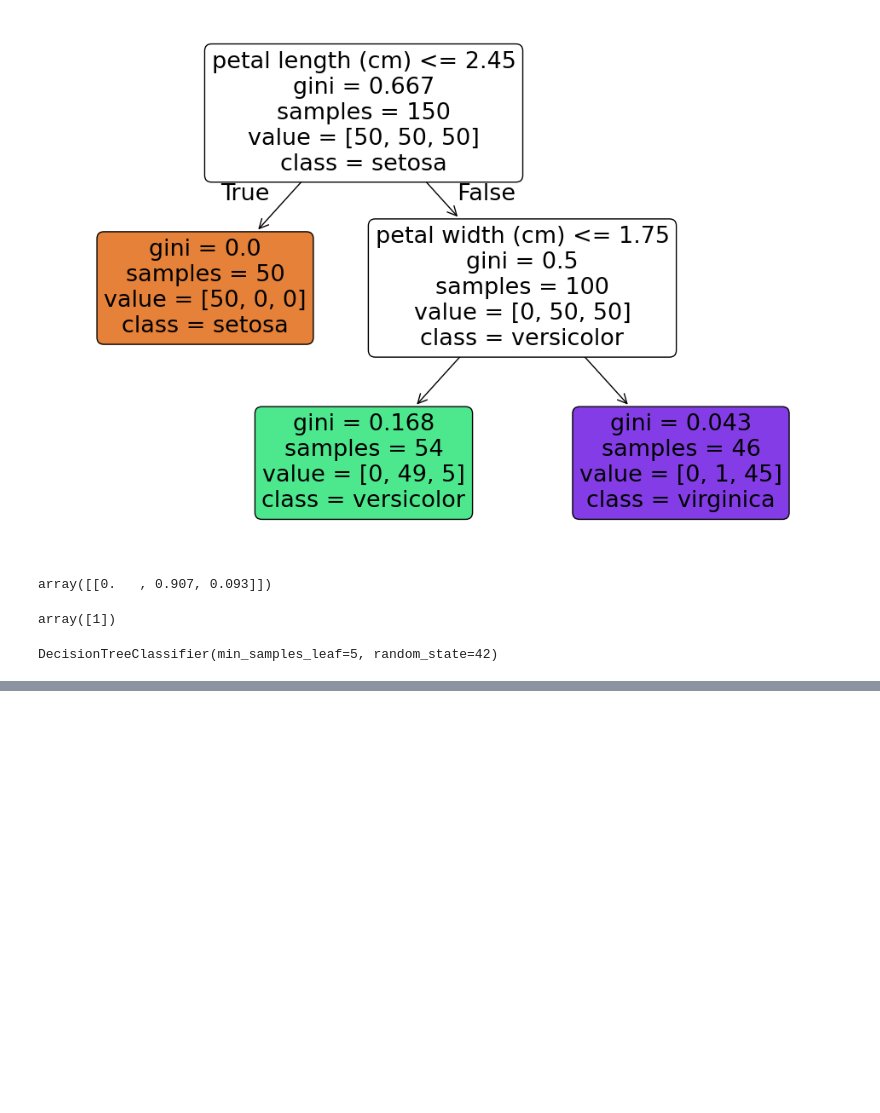
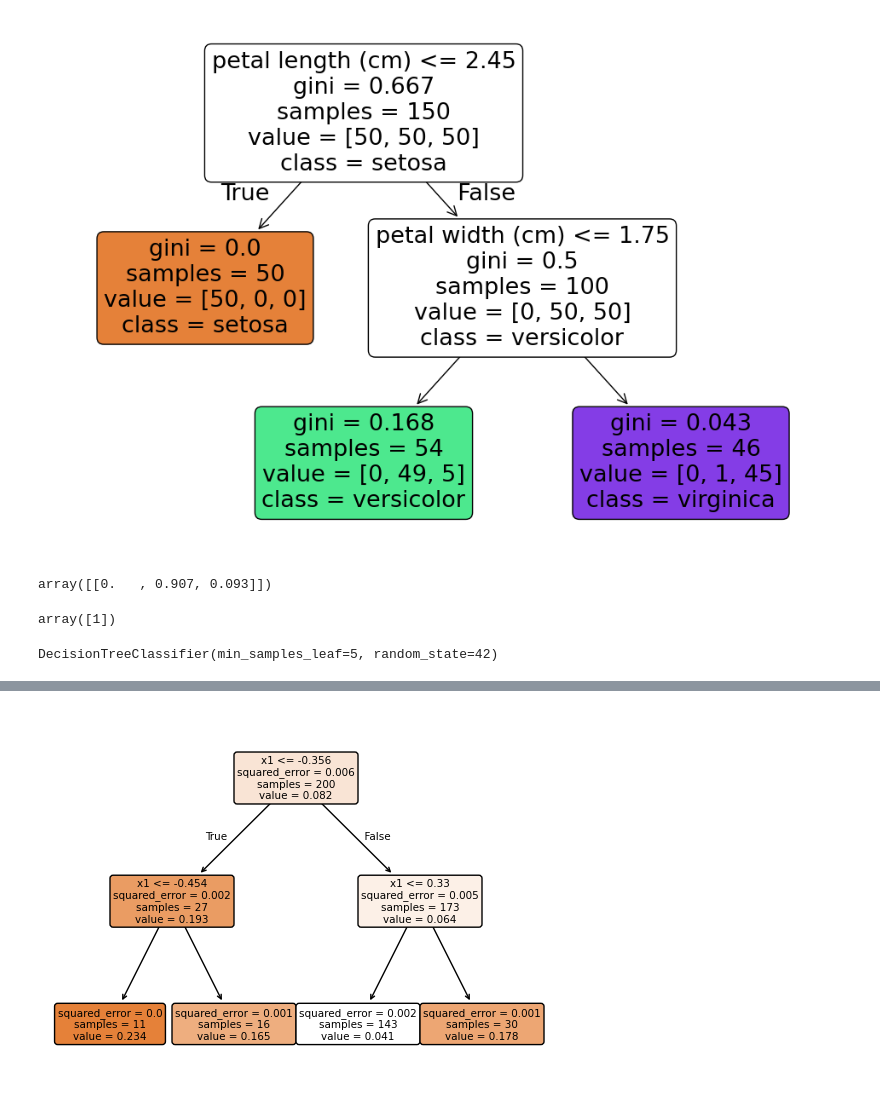
Before and after one commit to AliyarBhos/Works-done-in-Div-Academy, a Jupyter notebook: Geron_Hands_On_ML/chapter4_decision_tree.ipynb, the cells around one changed output, grey strips where cells are left out. Cells and saved outputs as stored; diff of their text form; code cells hidden in the pictures; blank space fills up the shorter version.

```diff
--- a/Geron_Hands_On_ML/chapter4_decision_tree.ipynb
+++ b/Geron_Hands_On_ML/chapter4_decision_tree.ipynb
@@ -109,0 +142,6 @@ plot_decision_boundary(tree_clf1, X_moons, y_moons, axes=[-1.5, 2.4, -1, 1.5], c
+# %%
+tree.plot_tree(tree_reg, feature_names=["x1"], filled=True, rounded=True)
+
+plt.show()
+# %% [output]
+[figure, added]
```
Also changed, not shown: parts of 5 cells of this notebook.
